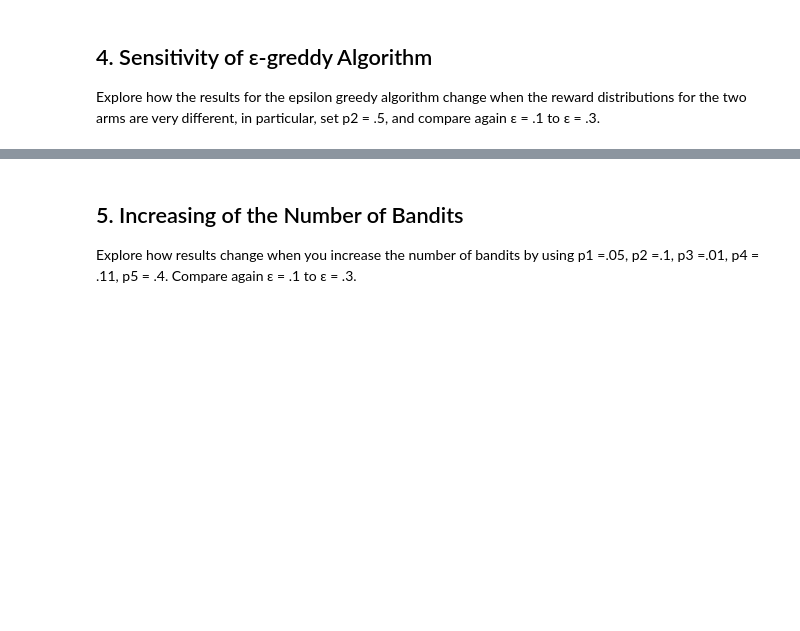
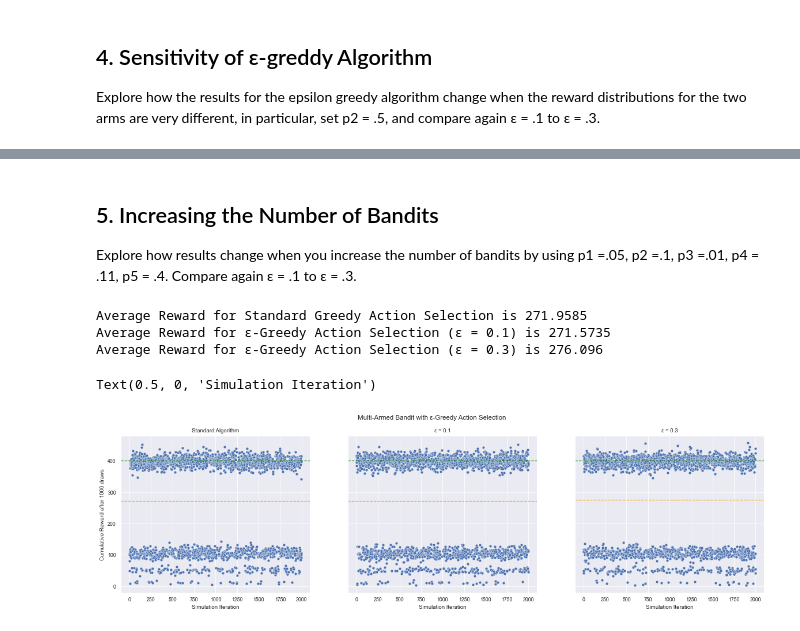
Before and after one commit to pbudner/ml4e-multi-armed-bandit, a Jupyter notebook: Lab8_MultiArmedBandits_MM_PB.ipynb, the cells around one changed output, grey strips where cells are left out. Cells and saved outputs as stored; diff of their text form; code cells hidden in the pictures; blank space fills up the shorter version.

```diff
--- a/Lab8_MultiArmedBandits_MM_PB.ipynb
+++ b/Lab8_MultiArmedBandits_MM_PB.ipynb
@@ -221,39 +251,51 @@ axes[2].set_xlabel('Simulation Iteration')
 # %% [markdown]
-## 5. Increasing of the Number of Bandits
+## 5. Increasing the Number of Bandits
 Explore how results change when you increase the number of bandits by using p1 =.05, p2 =.1, p3 =.01, p4 = .11, p5 = .4. Compare again ε = .1 to ε = .3.
 # %%
 p_array = [0.05, 0.1, 0.01, 0.11, 0.4]
 
 # visualize results
 fig, axes = plt.subplots(1, 3, sharey=True, figsize=(20, 5))
 fig.suptitle('Multi-Armed Bandit with ε-Greedy Action Selection')
 
 # greedy action selection
 rewards = simulate_bandit_game(p_array, lambda x: greedy_action_selector(x))
+average_reward = sum(rewards)/len(rewards)
+print('Average Reward for Standard Greedy Action Selection is {}'.format(average_reward))
 sns.scatterplot(ax=axes[0], data=rewards)
 axes[0].axhline(max(p_array) * T, color='green', linestyle='--') # expected reward if we would always choose the best arm
-axes[0].axhline(sum(rewards)/len(rewards), color='orange', linestyle='--') # average reward of our sample
-axes[0].set_title('Standard Algorithm'.format(epsilon))
+axes[0].axhline(average_reward, color='orange', linestyle='--') # average reward of our sample
+axes[0].set_title('Standard Algorithm')
 axes[0].set_ylabel('Cumulative Reward after {} draws'.format(T))
 axes[0].set_xlabel('Simulation Iteration')
 
 
 # first e-greedy game
 epsilon = 0.1
 rewards = simulate_bandit_game(p_array, lambda x: epsilon_greedy_action_selector(x, epsilon))
+average_reward = sum(rewards)/len(rewards)
+print('Average Reward for ε-Greedy Action Selection (ε = {}) is {}'.format(epsilon, average_reward))
 sns.scatterplot(ax=axes[1], data=rewards)
 axes[1].axhline(max(p_array) * T, color='green', linestyle='--') # expected reward if we would always choose the best arm
-axes[1].axhline(sum(rewards)/len(rewards), color='orange', linestyle='--') # average reward of our sample
+axes[1].axhline(average_reward, color='orange', linestyle='--') # average reward of our sample
 axes[1].set_title('ε = {}'.format(epsilon))
 axes[1].set_ylabel('Cumulative Reward after {} draws'.format(T))
 axes[1].set_xlabel('Simulation Iteration')
 
 # second e-greedy game
 epsilon = 0.3
 rewards = simulate_bandit_game(p_array, lambda x: epsilon_greedy_action_selector(x, epsilon))
+average_reward = sum(rewards)/len(rewards)
+print('Average Reward for ε-Greedy Action Selection (ε = {}) is {}'.format(epsilon, average_reward))
 sns.scatterplot(ax=axes[2], data=rewards)
 axes[2].axhline(max(p_array) * T, color='green', linestyle='--') # expected reward if we would always choose the best arm
-axes[2].axhline(sum(rewards)/len(rewards), color='orange', linestyle='--') # average reward of our sample
+axes[2].axhline(average_reward, color='orange', linestyle='--') # average reward of our sample
 axes[2].set_title('ε = {}'.format(epsilon))
 axes[2].set_ylabel('Cumulative Reward after {} draws'.format(T))
 axes[2].set_xlabel('Simulation Iteration')
+# %% [output]
+Average Reward for Standard Greedy Action Selection is 271.9585
+Average Reward for ε-Greedy Action Selection (ε = 0.1) is 271.5735
+Average Reward for ε-Greedy Action Selection (ε = 0.3) is 276.096
+Text(0.5, 0, 'Simulation Iteration')
+[figure, added]
```
Also changed, not shown: parts of 3 cells of this notebook, 1 other file.
